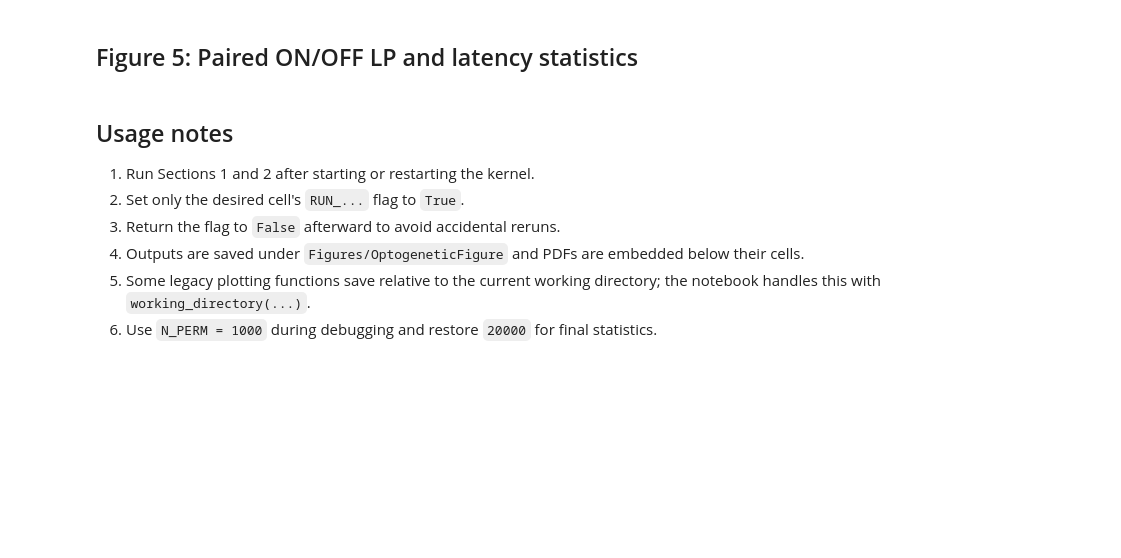
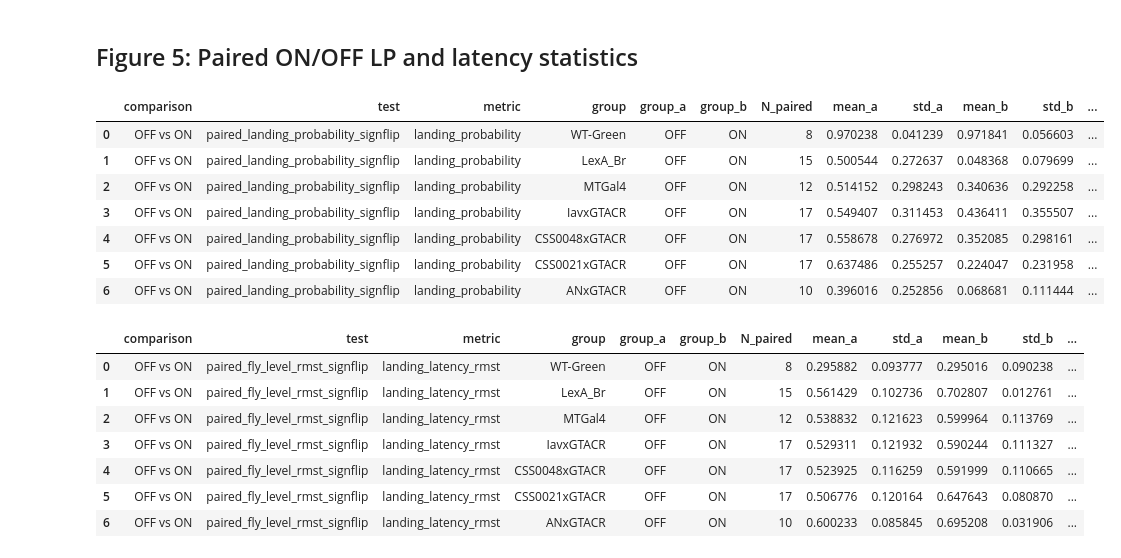
Before and after one commit to TseWeiKuo/AnalysisAndFigures, a Jupyter notebook: OptogeneticFigure.ipynb, the cells around one changed output. Cells and saved outputs as stored; diff of their text form; code cells hidden in the pictures; blank space fills up the shorter version.

```diff
--- a/OptogeneticFigure.ipynb
+++ b/OptogeneticFigure.ipynb
@@ -217,11 +245,12 @@ RUN_CHR_SELECTED_ON_KM = True
 if RUN_CHR_SELECTED_ON_KM:
     selected_on_ll_data = []
     for group_key in chrimson_selected_keys:
+        # Extract ON-trial latency rows from normally initialized optogenetic metadata.
         selected_on_ll_data.append(
-            plotter.get_chrimson_metadata_on_ll_data(
+            plotter.get_opto_on_ll_data(
                 group_info=groups[group_key],
                 tau=0.71,
-                light_on_frame=750,
+                min_trial_num=8,
             )
         )
 
@@ -272,17 +301,25 @@ if RUN_ALL_CHR_LP:
     with working_directory(out):
         for intensity, block in chr_intensity_blocks.items():
             for group_key in block["keys"]:
-                lp_df = plotter.plot_chrimson_LP_metadata(
+                # Use the same paired OFF/ON LP plot used for GTACR, including the sign-flip bracket.
+                plotter.plot_LP_summary_light_from_group(
                     group_info=groups[group_key],
+                    file_name=f"Figure_4_{group_key}_LP_ON_OFF",
                     color=chr_lp_intensity_colors[intensity],
+                    min_trial_num=8,
+                    n_perm=N_PERM,
+                )
+                # Keep the ON-trial latency rows used by the selected CsChrimson KM workflow.
+                lp_df = plotter.get_opto_on_ll_data(
+                    group_info=groups[group_key],
                     tau=0.71,
-                    light_on_frame=750,
+                    min_trial_num=8,
                 )
                 lp_df["Config_Key"] = group_key
                 lp_df["Intensity"] = intensity
                 all_chr_lp_data.append(lp_df)
 
     all_chr_lp_data = pd.concat(all_chr_lp_data, ignore_index=True)
-    all_chr_lp_data.to_csv(out / "all_CsChrimson_plot_chrimson_LP_ON_latency_rows.csv", index=False)
+    all_chr_lp_data.to_csv(out / "all_CsChrimson_ON_latency_rows.csv", index=False)
     display(all_chr_lp_data.head())
 # %% [output]
@@ -311,6 +353,7 @@ if RUN_CHR_SELECTED_ON_ANGLE_TRACES:
         show_sem=True,
         qc_start=0,
         qc_end=2.0,
+        **OPTO_ANGLE_QC_KWARGS,
     )
     if len(selected_angle_result) == 5:
         selected_angle_fig, selected_angle_axes, selected_angle_summary_df, selected_angle_qc_df, selected_angle_skipped_df = selected_angle_result
@@ -372,40 +469,47 @@ if RUN_GTACR_KM_CURVES:
 RUN_GTACR_STATS = True
 
 if RUN_GTACR_STATS:
     out = output_folder("GtACR_Figure_5", "stats")
     lp_rows = []
     ll_rows = []
     for group_key in gtacr_keys:
         group_info = groups[group_key]
         lp_result, _ = stats_runner.compare_lp_paired(
             group_info=group_info,
             out_prefix=str(out / f"Figure_5_GtACR_{group_key}_LP_ON_OFF"),
             on_label="ON",
             off_label="OFF",
             n_perm=N_PERM,
         )
         lp_rows.append(lp_result)
 
         ll_result, _ = stats_runner.analyze_landing_opto(
             group_info=group_info,
             out_prefix=str(out / f"Figure_5_GtACR_{group_key}_LL_ON_OFF"),
-            chr_data=False,
             n_perm=N_PERM,
         )
         ll_rows.append(ll_result)
 
     lp_df = pd.concat(lp_rows, ignore_index=True)
     ll_df = pd.concat(ll_rows, ignore_index=True)
     lp_df.to_csv(out / "Figure_5_GtACR_LP_ON_OFF_stats.csv", index=False)
     ll_df.to_csv(out / "Figure_5_GtACR_LL_ON_OFF_fly_RMST_stats.csv", index=False)
     display(lp_df)
     display(ll_df)
+# %% [output]
+|  | comparison | test | metric | group | group_a | group_b | N_paired | mean_a | std_a | mean_b | std_b | ... |
+| 0 | OFF vs ON | paired_landing_probability_signflip | landing_probability | WT-Green | OFF | ON | 8 | 0.970238 | 0.041239 | 0.971841 | 0.056603 | ... |
+| 1 | OFF vs ON | paired_landing_probability_signflip | landing_probability | LexA_Br | OFF | ON | 15 | 0.500544 | 0.272637 | 0.048368 | 0.079699 | ... |
+| 2 | OFF vs ON | paired_landing_probability_signflip | landing_probability | MTGal4 | OFF | ON | 12 | 0.514152 | 0.298243 | 0.340636 | 0.292258 | ... |
+| 3 | OFF vs ON | paired_landing_probability_signflip | landing_probability | IavxGTACR | OFF | ON | 17 | 0.549407 | 0.311453 | 0.436411 | 0.355507 | ... |
+| 4 | OFF vs ON | paired_landing_probability_signflip | landing_probability | CSS0048xGTACR | OFF | ON | 17 | 0.558678 | 0.276972 | 0.352085 | 0.298161 | ... |
+| 5 | OFF vs ON | paired_landing_probability_signflip | landing_probability | CSS0021xGTACR | OFF | ON | 17 | 0.637486 | 0.255257 | 0.224047 | 0.231958 | ... |
+| 6 | OFF vs ON | paired_landing_probability_signflip | landing_probability | ANxGTACR | OFF | ON | 10 | 0.396016 | 0.252856 | 0.068681 | 0.111444 | ... |
+|  | comparison | test | metric | group | group_a | group_b | N_paired | mean_a | std_a | mean_b | std_b | ... |
+| 0 | OFF vs ON | paired_fly_level_rmst_signflip | landing_latency_rmst | WT-Green | OFF | ON | 8 | 0.295882 | 0.093777 | 0.295016 | 0.090238 | ... |
+| 1 | OFF vs ON | paired_fly_level_rmst_signflip | landing_latency_rmst | LexA_Br | OFF | ON | 15 | 0.561429 | 0.102736 | 0.702807 | 0.012761 | ... |
+| 2 | OFF vs ON | paired_fly_level_rmst_signflip | landing_latency_rmst | MTGal4 | OFF | ON | 12 | 0.538832 | 0.121623 | 0.599964 | 0.113769 | ... |
+| 3 | OFF vs ON | paired_fly_level_rmst_signflip | landing_latency_rmst | IavxGTACR | OFF | ON | 17 | 0.529311 | 0.121932 | 0.590244 | 0.111327 | ... |
+| 4 | OFF vs ON | paired_fly_level_rmst_signflip | landing_latency_rmst | CSS0048xGTACR | OFF | ON | 17 | 0.523925 | 0.116259 | 0.591999 | 0.110665 | ... |
+| 5 | OFF vs ON | paired_fly_level_rmst_signflip | landing_latency_rmst | CSS0021xGTACR | OFF | ON | 17 | 0.506776 | 0.120164 | 0.647643 | 0.080870 | ... |
+| 6 | OFF vs ON | paired_fly_level_rmst_signflip | landing_latency_rmst | ANxGTACR | OFF | ON | 10 | 0.600233 | 0.085845 | 0.695208 | 0.031906 | ... |
-# %% [markdown]
-## Usage notes
-
-1. Run Sections 1 and 2 after starting or restarting the kernel.
-2. Set only the desired cell's `RUN_...` flag to `True`.
-3. Return the flag to `False` afterward to avoid accidental reruns.
-4. Outputs are saved under `Figures/OptogeneticFigure` and PDFs are embedded below their cells.
-5. Some legacy plotting functions save relative to the current working directory; the notebook handles this with `working_directory(...)`.
-6. Use `N_PERM = 1000` during debugging and restore `20000` for final statistics.
```
Also changed, not shown: parts of 7 cells of this notebook, 10 other files.
